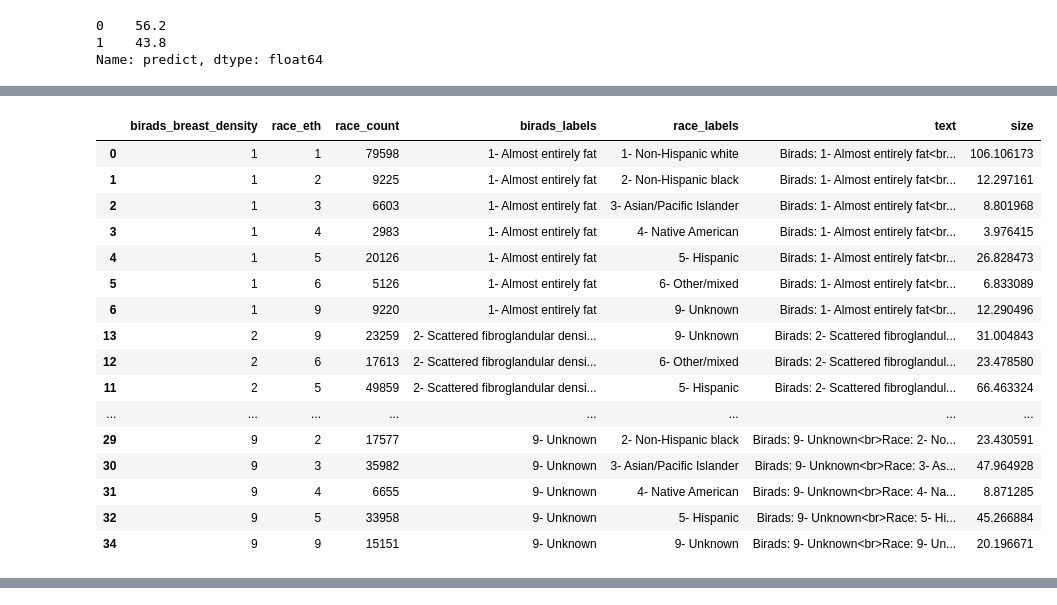
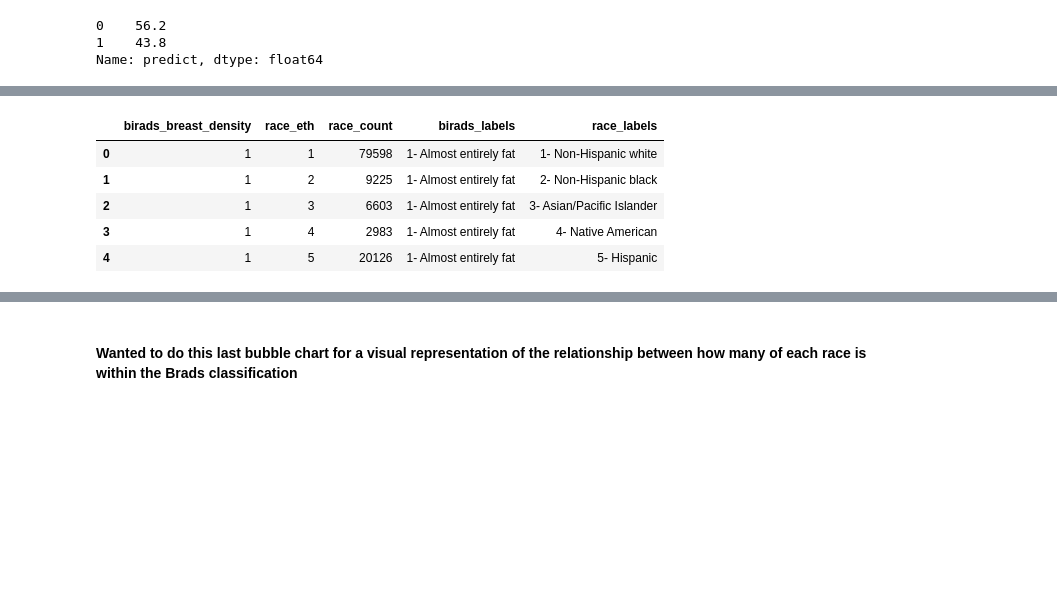
Before and after one commit to mariapichardo/GA-DSI, a Jupyter notebook: projects/projects-capstone/code/CAPSTONE_PARTIV_MP_clean.ipynb, the cells around one changed output, grey strips where cells are left out. Saved outputs shown, nothing was run; the diff lists cells and outputs as text; code cells hidden in the pictures; blank space fills up the shorter version.

```diff
--- a/projects/projects-capstone/code/CAPSTONE_PARTIV_MP_clean.ipynb
+++ b/projects/projects-capstone/code/CAPSTONE_PARTIV_MP_clean.ipynb
@@ -2838,23 +2846,12 @@ Name: 34, dtype: object
 # %%
-race_combine
+race_combine.head()
 # %% [output]
-|  | birads_breast_density | race_eth | race_count | birads_labels | race_labels | text | size |
-| 0 | 1 | 1 | 79598 | 1- Almost entirely fat | 1- Non-Hispanic white | Birads: 1- Almost entirely fat<br... | 106.106173 |
-| 1 | 1 | 2 | 9225 | 1- Almost entirely fat | 2- Non-Hispanic black | Birads: 1- Almost entirely fat<br... | 12.297161 |
-| 2 | 1 | 3 | 6603 | 1- Almost entirely fat | 3- Asian/Pacific Islander | Birads: 1- Almost entirely fat<br... | 8.801968 |
-| 3 | 1 | 4 | 2983 | 1- Almost entirely fat | 4- Native American | Birads: 1- Almost entirely fat<br... | 3.976415 |
-| 4 | 1 | 5 | 20126 | 1- Almost entirely fat | 5- Hispanic | Birads: 1- Almost entirely fat<br... | 26.828473 |
-| 5 | 1 | 6 | 5126 | 1- Almost entirely fat | 6- Other/mixed | Birads: 1- Almost entirely fat<br... | 6.833089 |
-| 6 | 1 | 9 | 9220 | 1- Almost entirely fat | 9- Unknown | Birads: 1- Almost entirely fat<br... | 12.290496 |
-| 13 | 2 | 9 | 23259 | 2- Scattered fibroglandular densi... | 9- Unknown | Birads: 2- Scattered fibroglandul... | 31.004843 |
-| 12 | 2 | 6 | 17613 | 2- Scattered fibroglandular densi... | 6- Other/mixed | Birads: 2- Scattered fibroglandul... | 23.478580 |
-| 11 | 2 | 5 | 49859 | 2- Scattered fibroglandular densi... | 5- Hispanic | Birads: 2- Scattered fibroglandul... | 66.463324 |
-| ... | ... | ... | ... | ... | ... | ... | ... |
-| 29 | 9 | 2 | 17577 | 9- Unknown | 2- Non-Hispanic black | Birads: 9- Unknown<br>Race: 2- No... | 23.430591 |
-| 30 | 9 | 3 | 35982 | 9- Unknown | 3- Asian/Pacific Islander | Birads: 9- Unknown<br>Race: 3- As... | 47.964928 |
-| 31 | 9 | 4 | 6655 | 9- Unknown | 4- Native American | Birads: 9- Unknown<br>Race: 4- Na... | 8.871285 |
-| 32 | 9 | 5 | 33958 | 9- Unknown | 5- Hispanic | Birads: 9- Unknown<br>Race: 5- Hi... | 45.266884 |
-| 34 | 9 | 9 | 15151 | 9- Unknown | 9- Unknown | Birads: 9- Unknown<br>Race: 9- Un... | 20.196671 |
+|  | birads_breast_density | race_eth | race_count | birads_labels | race_labels |
+| 0 | 1 | 1 | 79598 | 1- Almost entirely fat | 1- Non-Hispanic white |
+| 1 | 1 | 2 | 9225 | 1- Almost entirely fat | 2- Non-Hispanic black |
+| 2 | 1 | 3 | 6603 | 1- Almost entirely fat | 3- Asian/Pacific Islander |
+| 3 | 1 | 4 | 2983 | 1- Almost entirely fat | 4- Native American |
+| 4 | 1 | 5 | 20126 | 1- Almost entirely fat | 5- Hispanic |
 # %%
 import plotly.plotly as py
 import plotly.graph_objs as go
@@ -3005,0 +3003,2 @@ py.iplot(fig, filename='race_count_by_brads')
+# %% [markdown]
+#### Wanted to do this last bubble chart for a visual representation of the relationship between how many of each race is within the Brads classification
```
Also changed, not shown: parts of 35 cells of this notebook.
